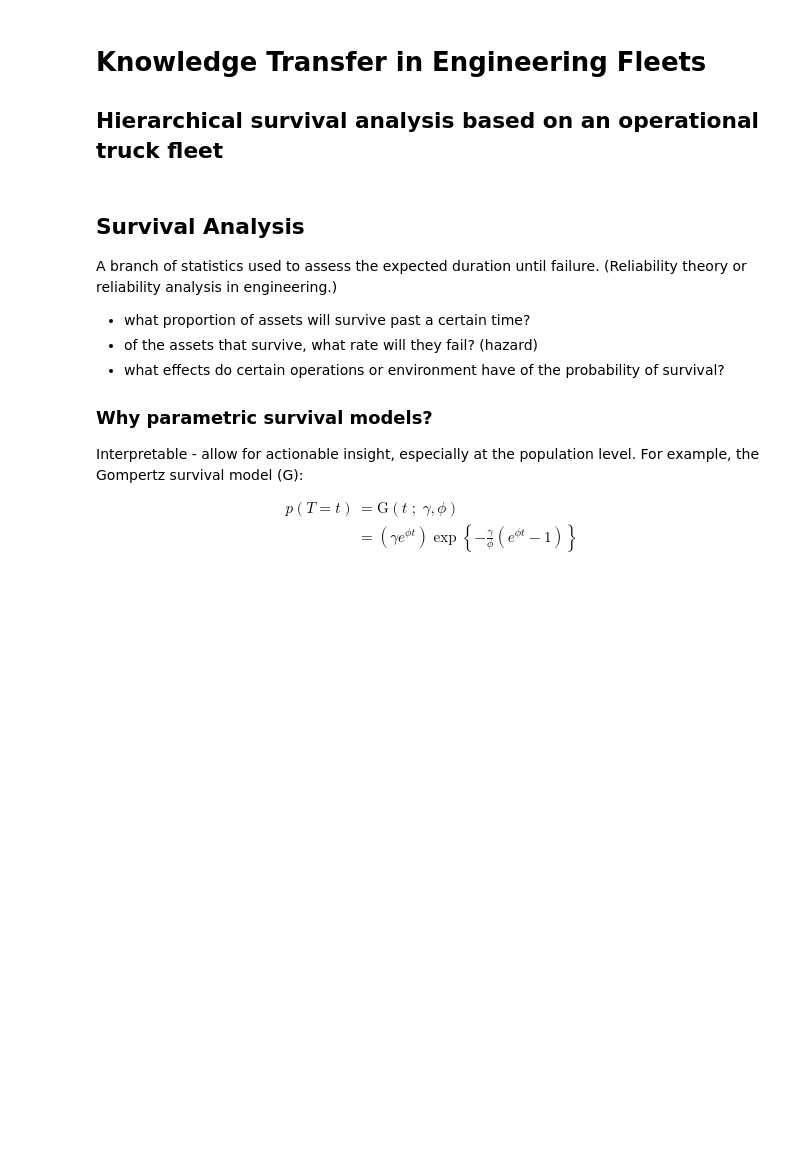
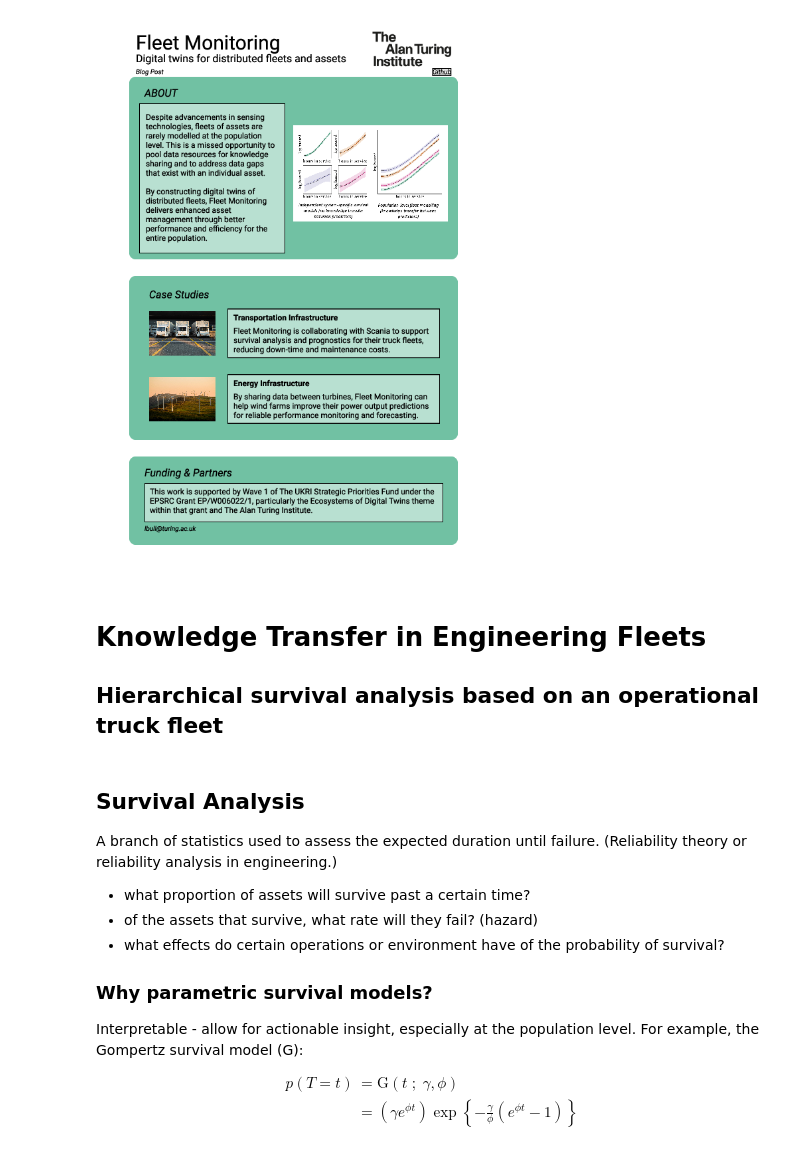
Before and after one commit to labull/EngineeringPatternRecognition, a Jupyter notebook: Knowledge-transfer-in-engineering-fleets.ipynb, the cells around one changed output. Drawn from its saved outputs; the diff is of its cells as text; code cells hidden in the pictures; blank space fills up the shorter version.

Commit message:
ati glossy, abs links readme

```diff
--- a/Knowledge-transfer-in-engineering-fleets.ipynb
+++ b/Knowledge-transfer-in-engineering-fleets.ipynb
@@ -1,18 +1,23 @@
 # %%
 import numpy as np
 import matplotlib.pyplot as plt
 import cmdstanpy as cs
 from EPR.utils import uniBspline
 from EPR.density_estimation import Gompertz
 import arviz as az
 from matplotlib import cm
 from os.path import join
+from wand.image import Image
 
 # design matrices
 def PhiDM(x):
     return np.column_stack([np.ones_like(x), x])
 def PsiDM(x, splines):
     return np.column_stack([spline(x) for spline in splines])
+# ATI glossy
+Image(filename=join('figures','ati-glossy.pdf'))
+# %% [output]
+[figure, added]
 # %% [markdown]
 # Knowledge Transfer in Engineering Fleets
 ## Hierarchical survival analysis based on an operational truck fleet
```
Also changed, not shown: parts of 9 cells of this notebook, 3 other files.
